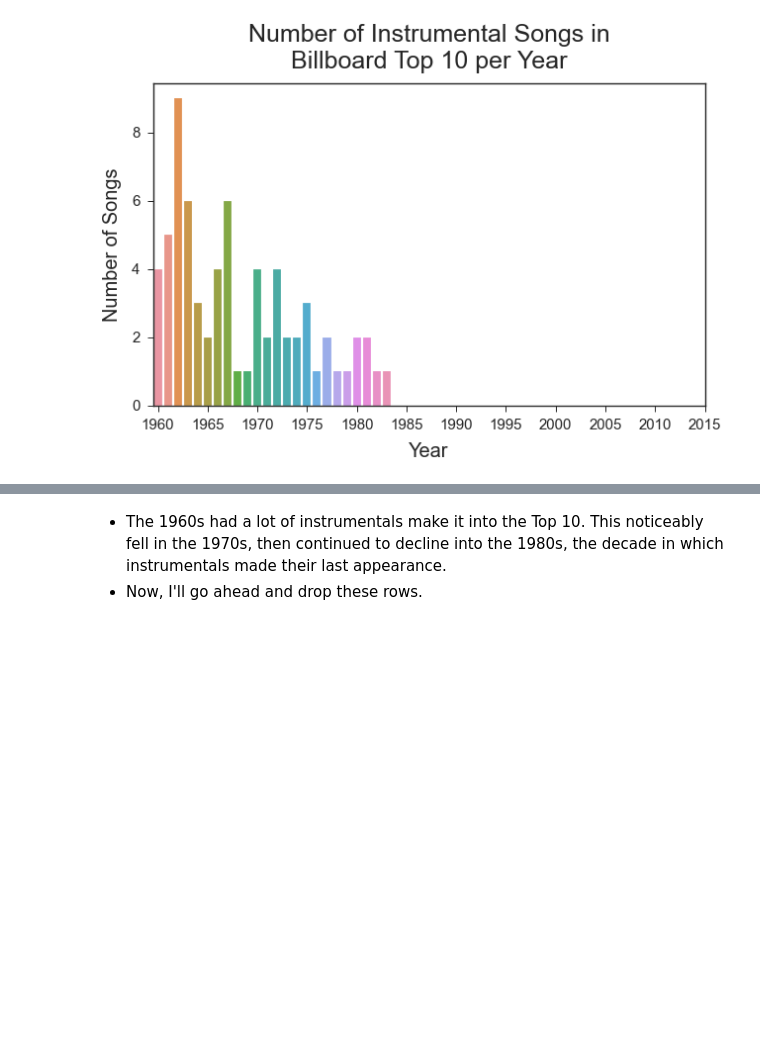
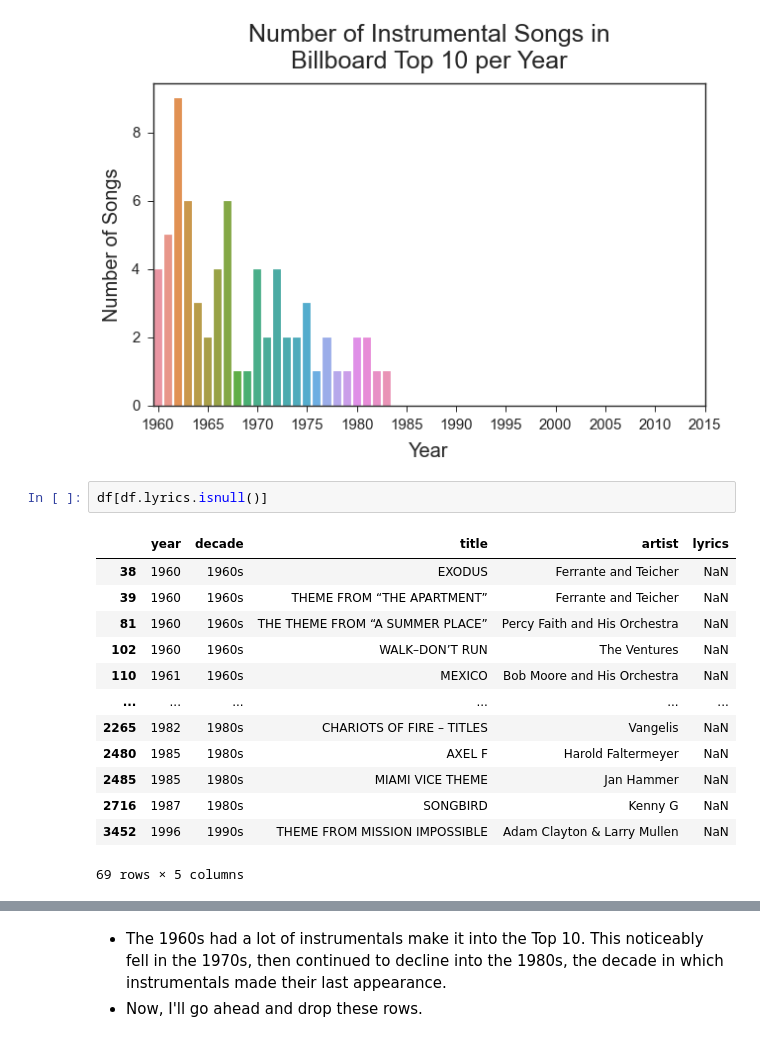
Before and after one commit to p-szymo/lyrics_thru_decades, a Jupyter notebook: 02_data_cleaning.ipynb, the cells around one changed output, grey strips where cells are left out. Drawn from its saved outputs; the diff is of its cells as text; blank space fills up the shorter version.

```diff
--- a/02_data_cleaning.ipynb
+++ b/02_data_cleaning.ipynb
@@ -111,3 +129,19 @@ plt.yticks(fontsize=15)
 plt.show()
 # %% [output]
 [figure]
+# %%
+df[df.lyrics.isnull()]
+# %% [output]
+|  | year | decade | title | artist | lyrics |
+| 38 | 1960 | 1960s | EXODUS | Ferrante and Teicher | NaN |
+| 39 | 1960 | 1960s | THEME FROM “THE APARTMENT” | Ferrante and Teicher | NaN |
+| 81 | 1960 | 1960s | THE THEME FROM “A SUMMER PLACE” | Percy Faith and His Orchestra | NaN |
+| 102 | 1960 | 1960s | WALK–DON’T RUN | The Ventures | NaN |
+| 110 | 1961 | 1960s | MEXICO | Bob Moore and His Orchestra | NaN |
+| ... | ... | ... | ... | ... | ... |
+| 2265 | 1982 | 1980s | CHARIOTS OF FIRE – TITLES | Vangelis | NaN |
+| 2480 | 1985 | 1980s | AXEL F | Harold Faltermeyer | NaN |
+| 2485 | 1985 | 1980s | MIAMI VICE THEME | Jan Hammer | NaN |
+| 2716 | 1987 | 1980s | SONGBIRD | Kenny G | NaN |
+| 3452 | 1996 | 1990s | THEME FROM MISSION IMPOSSIBLE | Adam Clayton & Larry Mullen | NaN |
+69 rows × 5 columns
```
Also changed, not shown: parts of 7 cells of this notebook.
